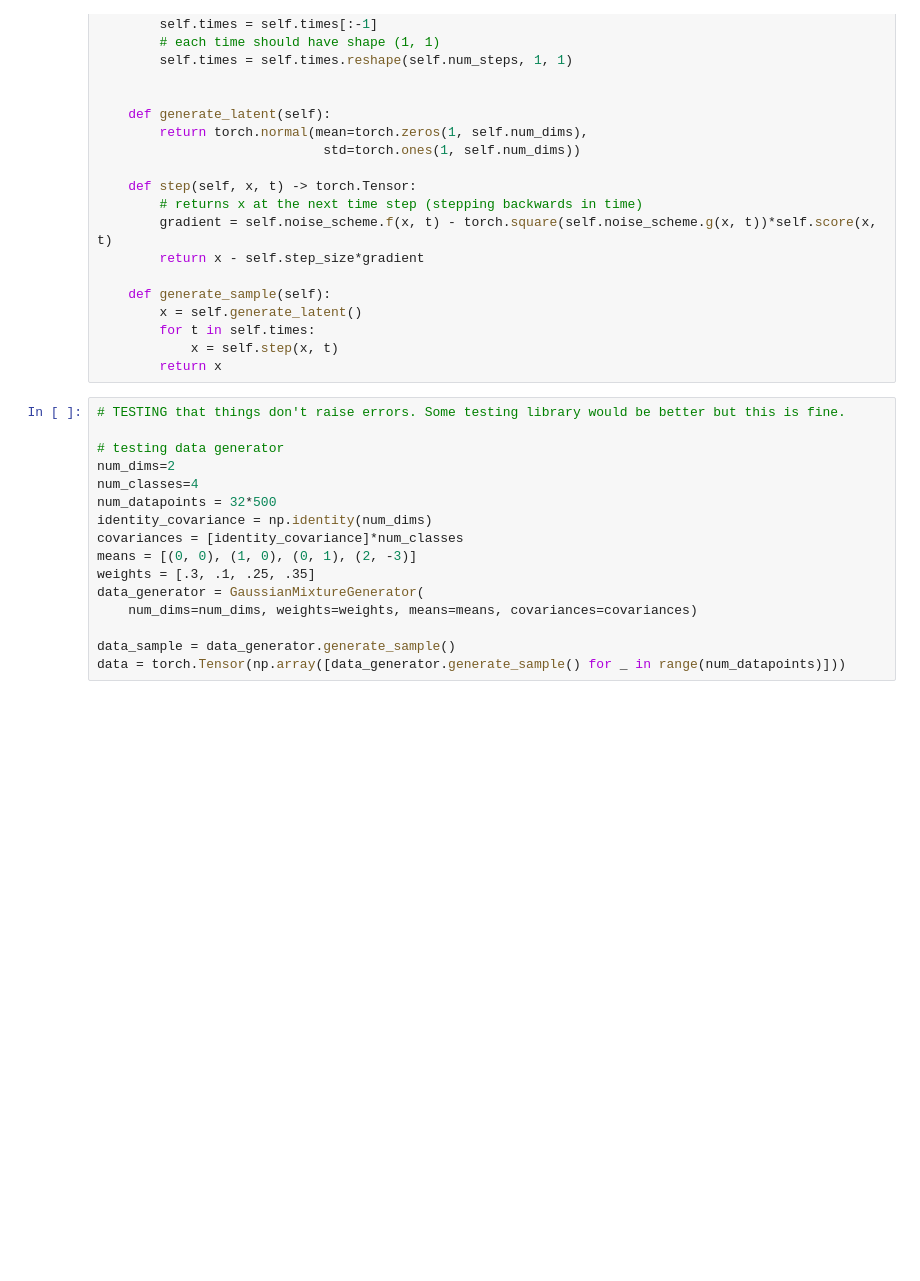
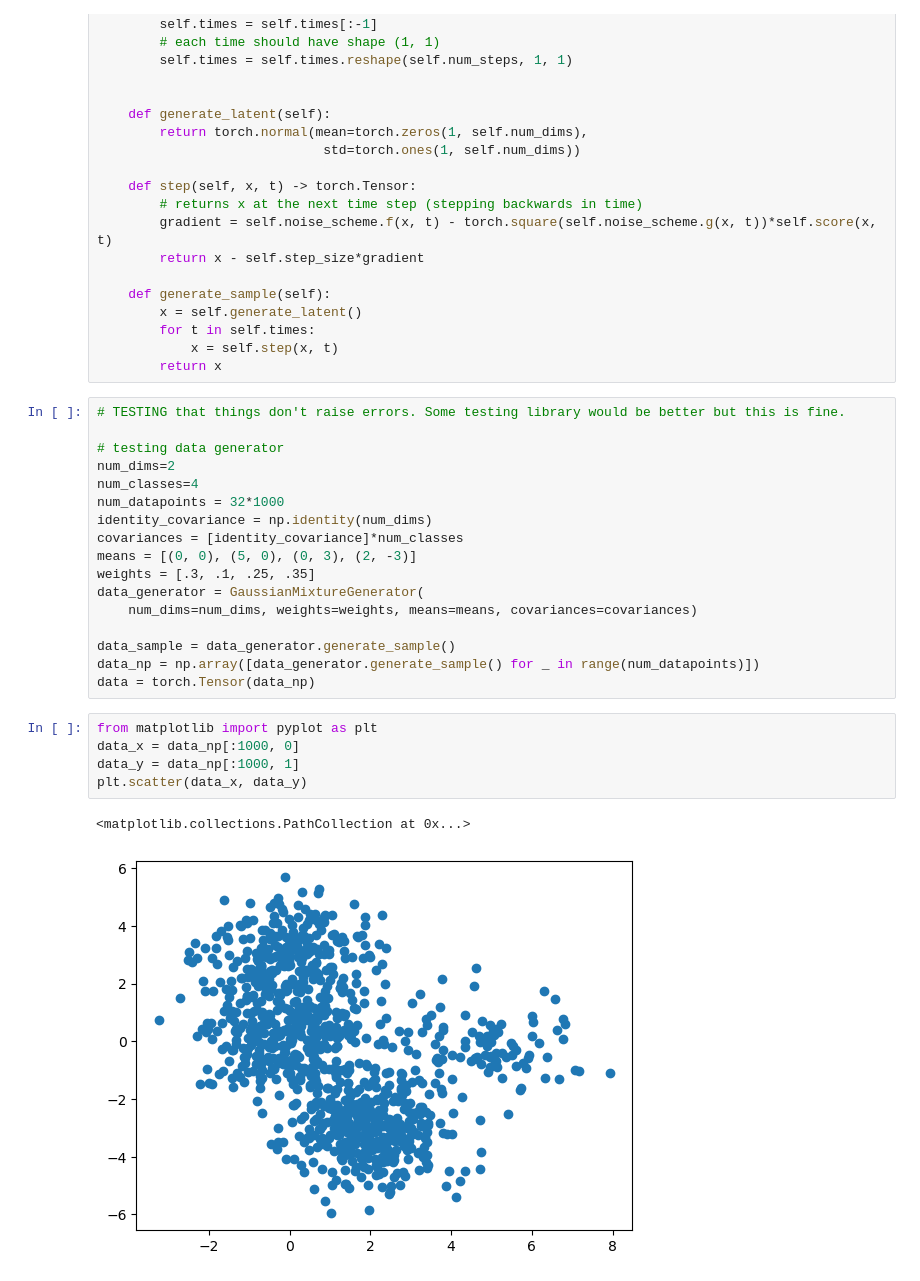
Before and after one commit to Joshuame13/Diffusion-notes, a Jupyter notebook: diffusion.ipynb, the cells around one changed output. Drawn from its saved outputs; the diff is of its cells as text; blank space fills up the shorter version.

```diff
--- a/diffusion.ipynb
+++ b/diffusion.ipynb
@@ -295,16 +296,25 @@ class EulerODESampler: # numerically integrates
 # testing data generator
 num_dims=2
 num_classes=4
-num_datapoints = 32*500
+num_datapoints = 32*1000
 identity_covariance = np.identity(num_dims)
 covariances = [identity_covariance]*num_classes
-means = [(0, 0), (1, 0), (0, 1), (2, -3)]
+means = [(0, 0), (5, 0), (0, 3), (2, -3)]
 weights = [.3, .1, .25, .35]
 data_generator = GaussianMixtureGenerator(
     num_dims=num_dims, weights=weights, means=means, covariances=covariances)
 
 data_sample = data_generator.generate_sample()
-data = torch.Tensor(np.array([data_generator.generate_sample() for _ in range(num_datapoints)]))
+data_np = np.array([data_generator.generate_sample() for _ in range(num_datapoints)])
+data = torch.Tensor(data_np)
+# %%
+from matplotlib import pyplot as plt
+data_x = data_np[:1000, 0]
+data_y = data_np[:1000, 1]
+plt.scatter(data_x, data_y)
+# %% [output]
+<matplotlib.collections.PathCollection at 0x...>
+[figure, added]
 # %%
 # testing score model
 score = ScoreModel(num_dims=num_dims, num_hidden_layers=2, hidden_layer_size=30, activation=torch.nn.ReLU)
```
Also changed, not shown: parts of 4 cells of this notebook.
